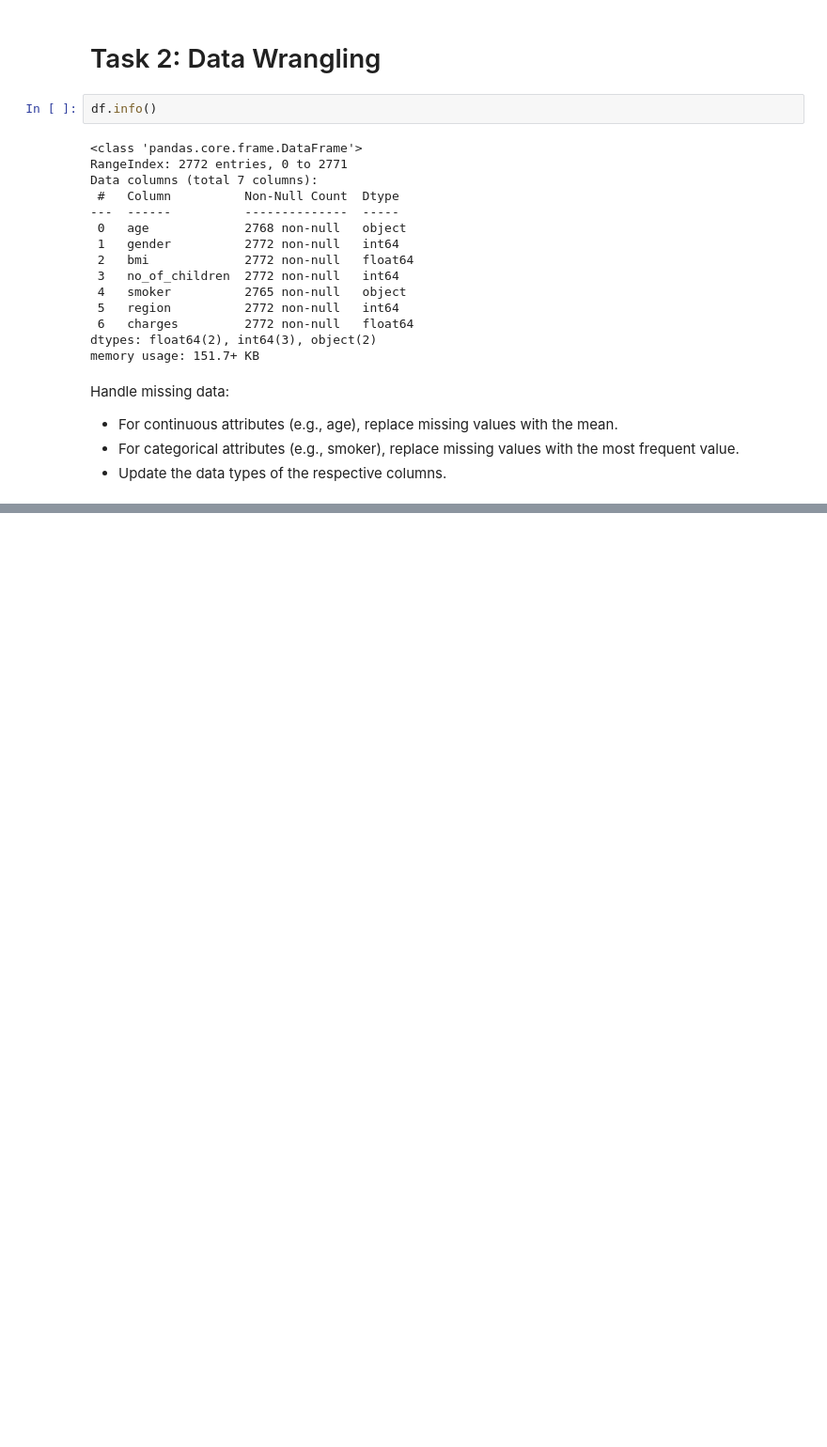
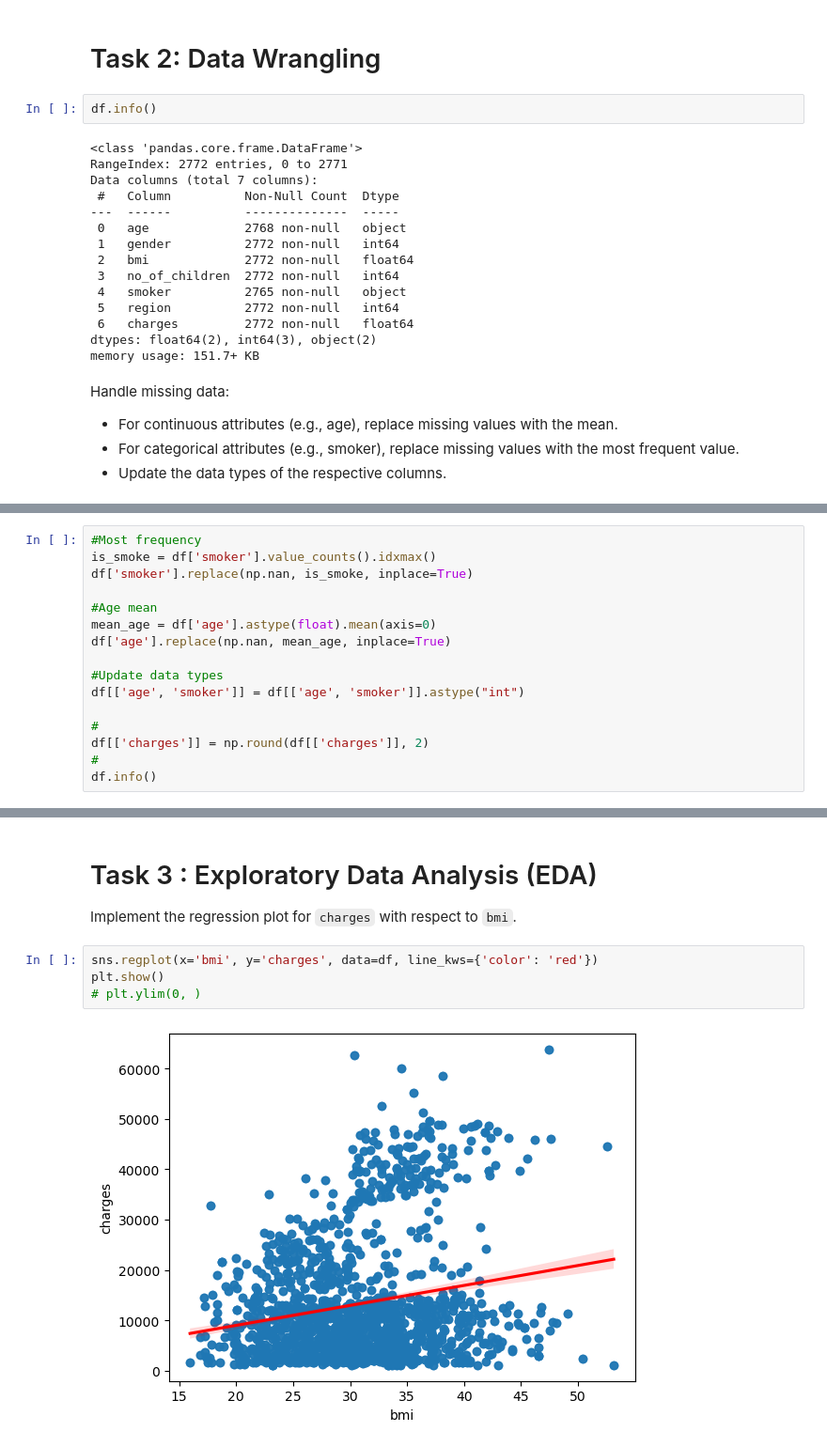
Before and after one commit to matublaq/IBM_datascience_course, a Jupyter notebook: pythonAnalysis/practice_project_dataAnalytics.ipynb, the cells around one changed output, grey strips where cells are left out. Shown at 94% size. Cells and saved outputs as stored; diff of their text form; blank space fills up the shorter version.

```diff
--- a/pythonAnalysis/practice_project_dataAnalytics.ipynb
+++ b/pythonAnalysis/practice_project_dataAnalytics.ipynb
@@ -103,0 +99,16 @@ is_smoke
+# %%
+#Most frequency
+is_smoke = df['smoker'].value_counts().idxmax()
+df['smoker'].replace(np.nan, is_smoke, inplace=True)
+
+#Age mean
+mean_age = df['age'].astype(float).mean(axis=0)
+df['age'].replace(np.nan, mean_age, inplace=True)
+
+#Update data types
+df[['age', 'smoker']] = df[['age', 'smoker']].astype("int")
+
+#
+df[['charges']] = np.round(df[['charges']], 2)
+#
+df.info()
@@ -103,0 +130,10 @@ is_smoke
+# %% [markdown]
+# Task 3 : Exploratory Data Analysis (EDA)
+
+Implement the regression plot for `charges` with respect to `bmi`.
+# %%
+sns.regplot(x='bmi', y='charges', data=df, line_kws={'color': 'red'})
+plt.show()
+# plt.ylim(0, )
+# %% [output]
+[figure, added]
```
Also changed, not shown: parts of 17 cells of this notebook.
